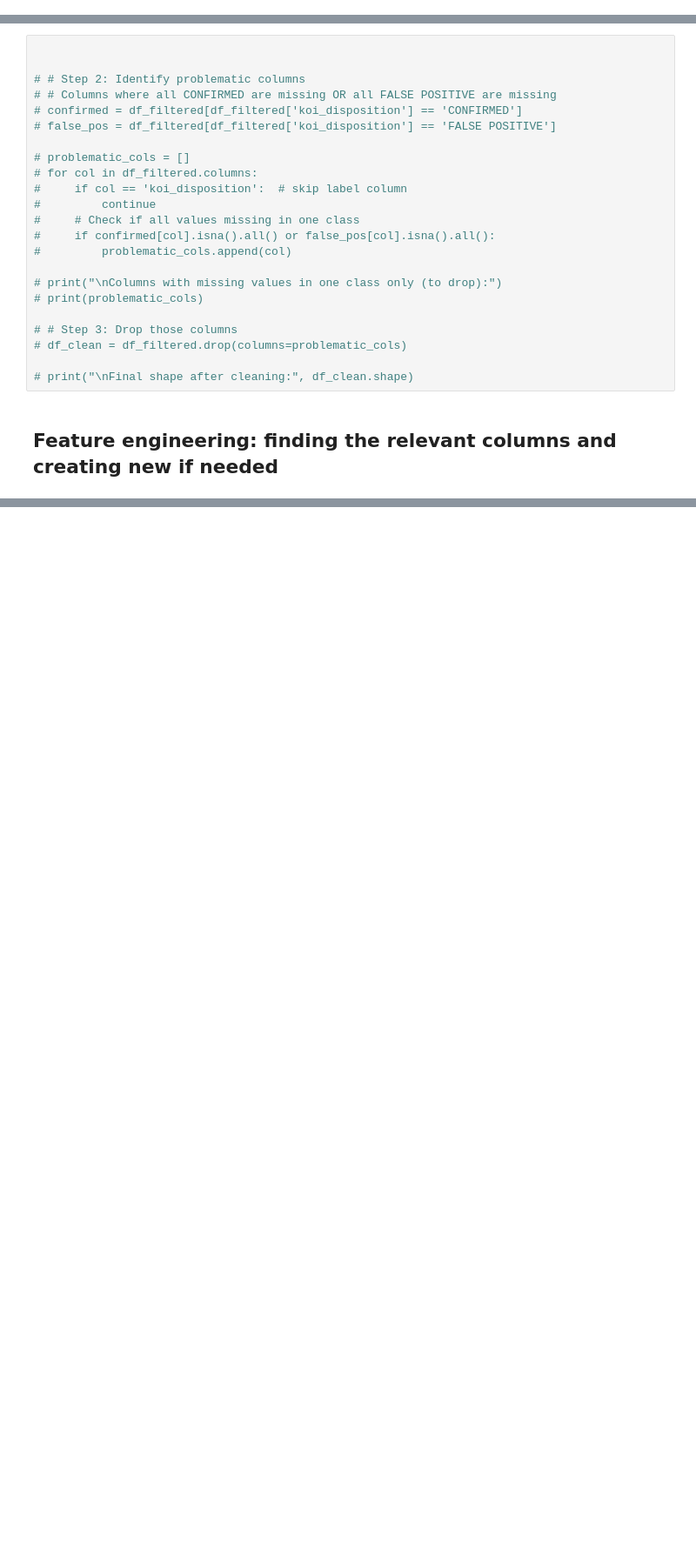
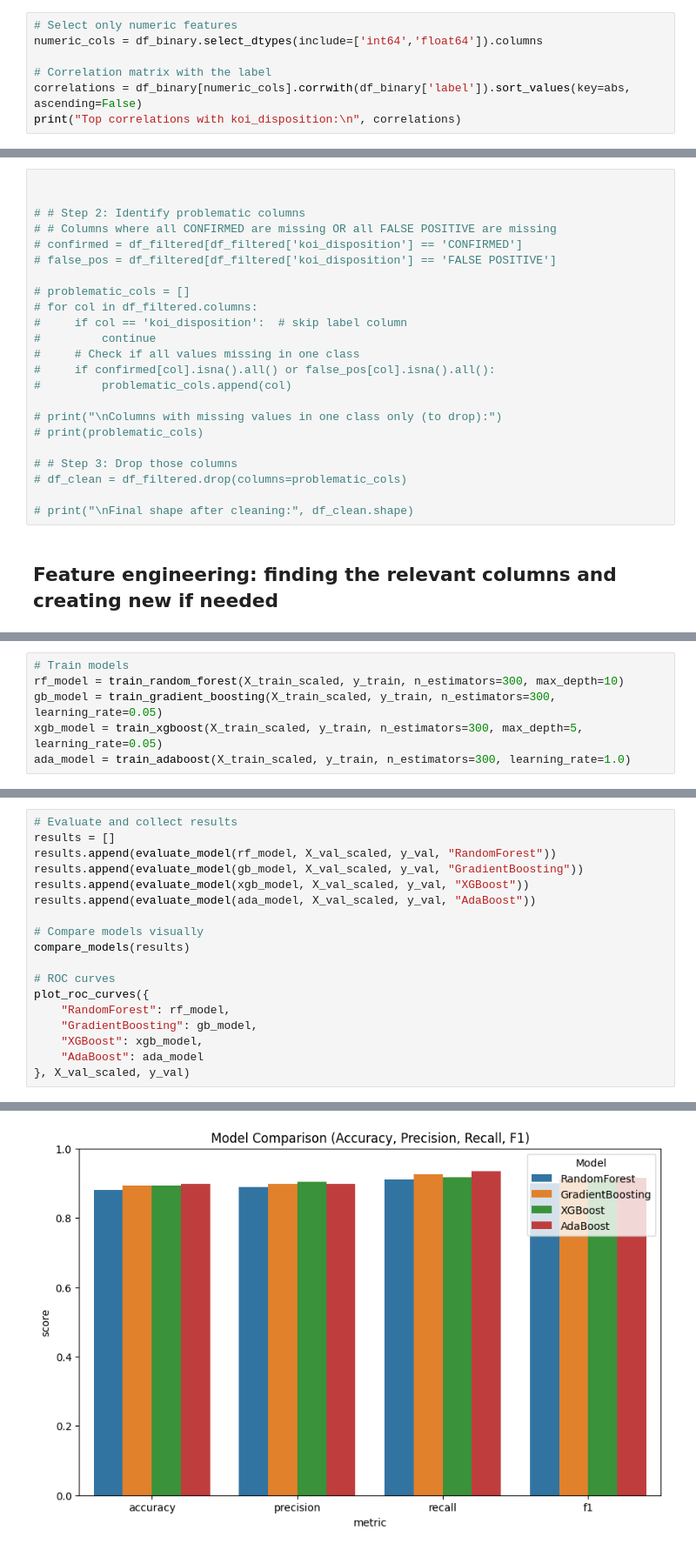
Before and after one commit to matildafroste/xoxoplanet-nasa2025, a Jupyter notebook: read_data_ex.ipynb, the cells around one changed output, grey strips where cells are left out. Shown at 87% size. Drawn from its saved outputs; the diff is of its cells as text; blank space fills up the shorter version.

Commit message:
Models working

```diff
--- a/read_data_ex.ipynb
+++ b/read_data_ex.ipynb
@@ -104,0 +116,7 @@ Name: count, dtype: int64
+# %%
+# Select only numeric features
+numeric_cols = df_binary.select_dtypes(include=['int64','float64']).columns
+
+# Correlation matrix with the label
+correlations = df_binary[numeric_cols].corrwith(df_binary['label']).sort_values(key=abs, ascending=False)
+print("Top correlations with koi_disposition:\n", correlations)
@@ -235,0 +614,6 @@ df_filtered.head()
+# %%
+# Train models
+rf_model = train_random_forest(X_train_scaled, y_train, n_estimators=300, max_depth=10)
+gb_model = train_gradient_boosting(X_train_scaled, y_train, n_estimators=300, learning_rate=0.05)
+xgb_model = train_xgboost(X_train_scaled, y_train, n_estimators=300, max_depth=5, learning_rate=0.05)
+ada_model = train_adaboost(X_train_scaled, y_train, n_estimators=300, learning_rate=1.0)
@@ -235,0 +622,19 @@ df_filtered.head()
+# %%
+# Evaluate and collect results
+results = []
+results.append(evaluate_model(rf_model, X_val_scaled, y_val, "RandomForest"))
+results.append(evaluate_model(gb_model, X_val_scaled, y_val, "GradientBoosting"))
+results.append(evaluate_model(xgb_model, X_val_scaled, y_val, "XGBoost"))
+results.append(evaluate_model(ada_model, X_val_scaled, y_val, "AdaBoost"))
+
+# Compare models visually
+compare_models(results)
+
+# ROC curves
+plot_roc_curves({
+    "RandomForest": rf_model,
+    "GradientBoosting": gb_model,
+    "XGBoost": xgb_model,
+    "AdaBoost": ada_model
+}, X_val_scaled, y_val)
+# %% [output]
@@ -235,0 +661 @@ df_filtered.head()
+[figure, added]
```
Also changed, not shown: parts of 24 cells of this notebook, 3 other files.
